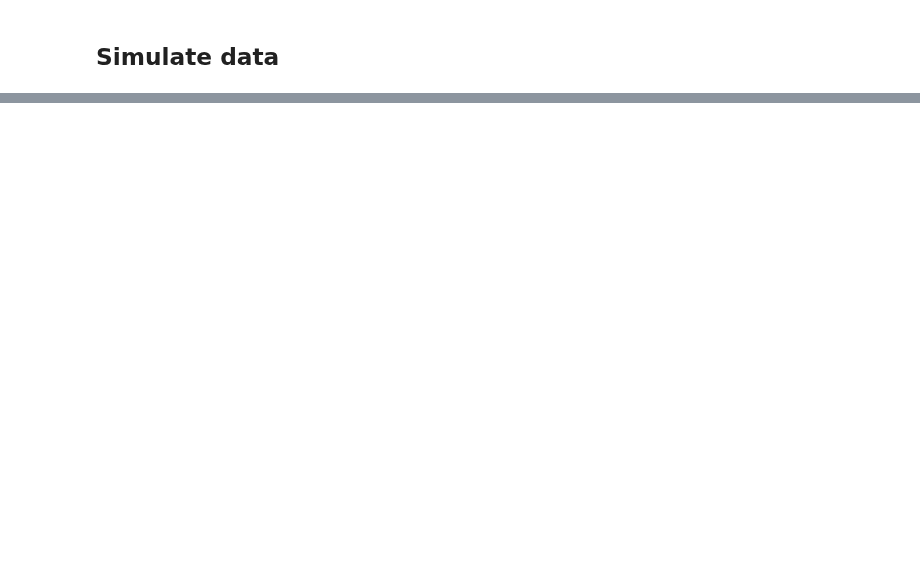
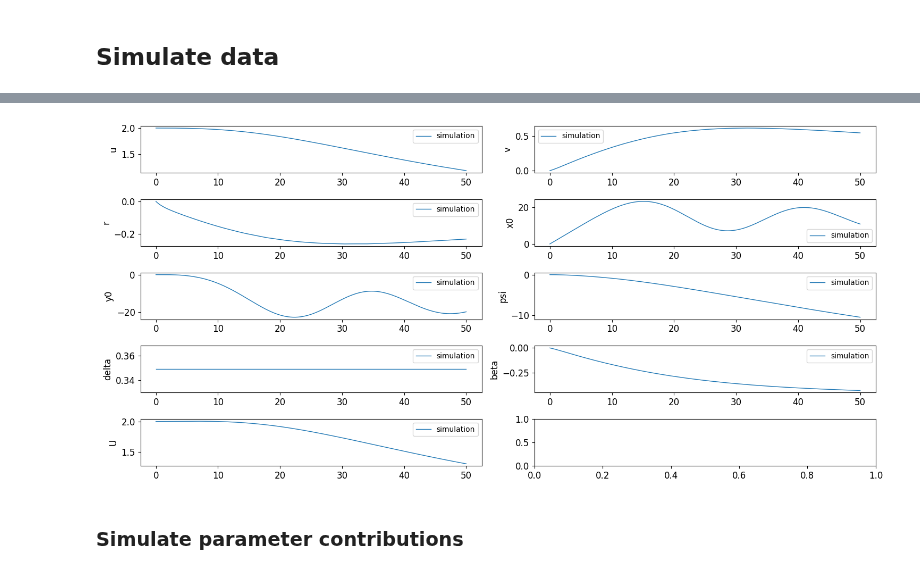
Before and after one commit to martinlarsalbert/VesselManoeuvringModels, a Jupyter notebook: _sources/01.01_manoeuvring_simulation.ipynb, the cells around one changed output, grey strips where cells are left out. Drawn from its saved outputs; the diff is of its cells as text; code cells hidden in the pictures; blank space fills up the shorter version.

```diff
--- a/_sources/01.01_manoeuvring_simulation.ipynb
+++ b/_sources/01.01_manoeuvring_simulation.ipynb
@@ -249,7 +344,7 @@ $\displaystyle Y_{u} = 0.0$
 # %%
 parameters=df_parameters['prime'].copy()
 
-t_ = np.linspace(0,400,1000)
+t_ = np.linspace(0,50,1000)
 df = pd.DataFrame(index=t_)
 
 df['u'] = 2
@@ -273,0 +367,7 @@ result.plot()
+# %%
+fig = result.plot()
+plt.tight_layout()
+# %% [output]
+[figure, added]
+# %% [markdown]
+### Simulate parameter contributions
```
Also changed, not shown: parts of 21 cells of this notebook, 13 other files.
